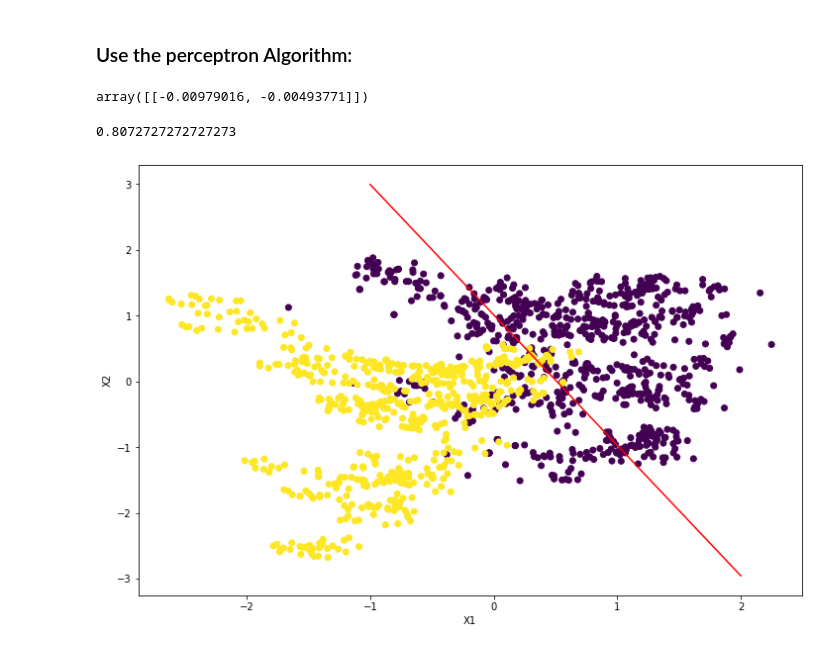
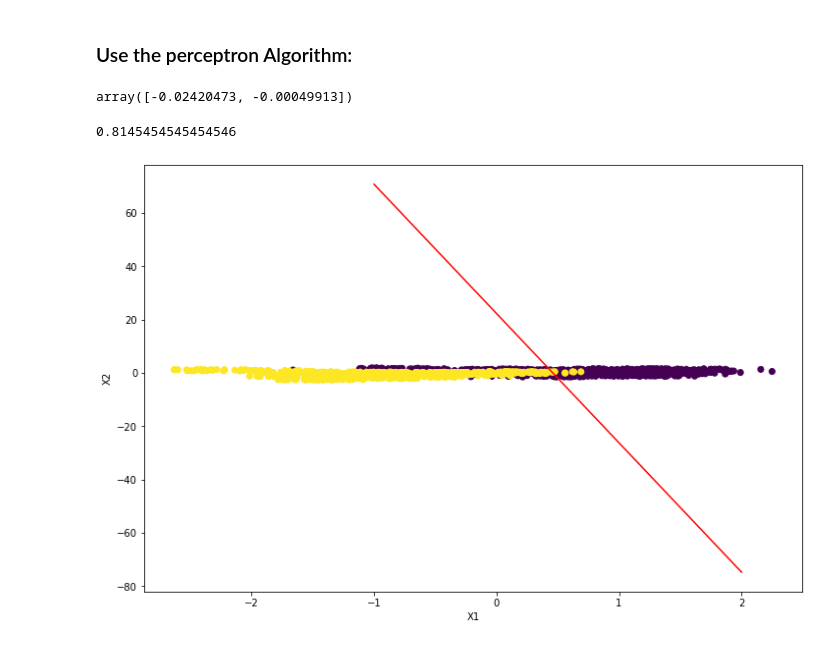
Before and after one commit to miraehab/ML-From-Scratch, a Jupyter notebook: Perceptron/notebook.ipynb, the cells around one changed output. Drawn from its saved outputs; the diff is of its cells as text; code cells hidden in the pictures.

```diff
--- a/Perceptron/notebook.ipynb
+++ b/Perceptron/notebook.ipynb
@@ -40,12 +40,12 @@ X_train, X_test, y_train, y_test = train_test_split(X, y, test_size=0.20, random
 # %%
 from Perceptron import Perceptron
 
-perceptron = Perceptron(learning_rate=0.005)
+perceptron = Perceptron()
 perceptron.fit(np.array(X_train), np.array(y_train))
 # %%
 perceptron.weights
 # %% [output]
-array([[-0.00979016, -0.00493771]])
+array([-0.02420473, -0.00049913])
 # %%
 y_pred = perceptron.predict(np.array(X_test))
 # %%
@@ -53,21 +53,21 @@ from sklearn.metrics import accuracy_score
 
 accuracy_score(y_test, y_pred)
 # %% [output]
-0.8072727272727273
+0.8145454545454546
 # %%
 ymin, ymax = -1,2
-a = -perceptron.weights[0][0] / perceptron.weights[0][1]
+a = -perceptron.weights[0] / perceptron.weights[1]
 xx = np.linspace(ymin, ymax)
-yy = a * xx - (perceptron.bias) / perceptron.weights[0][1]
+yy = a * xx - (perceptron.bias) / perceptron.weights[1]
 
 
 # plotting the decision boundary
 plt.figure(figsize=(12,8))
 ax = plt.axes()
 ax.scatter(df_tmp[0], df_tmp[1], c = y)
 plt.plot(xx, yy, 'k-', color="red")
 ax.set_xlabel('X1')
 ax.set_ylabel('X2')
 plt.show()
 # %% [output]
-[figure, old version]
+[figure, new version]
```
Also changed, not shown: 1 other file.
